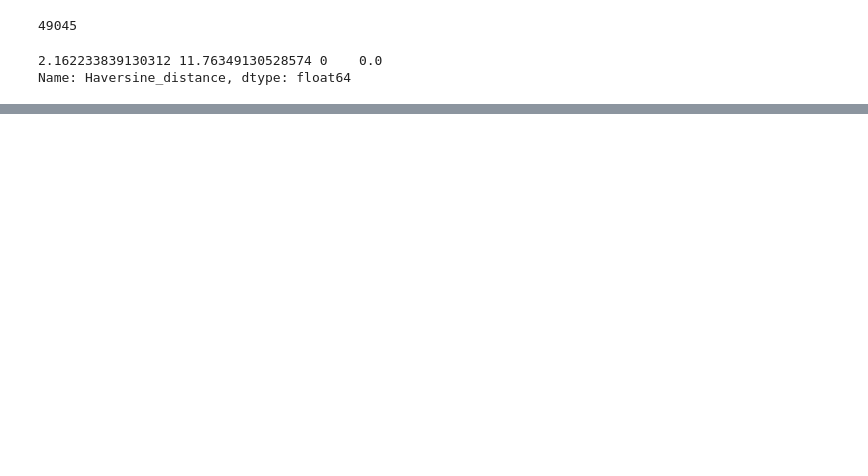
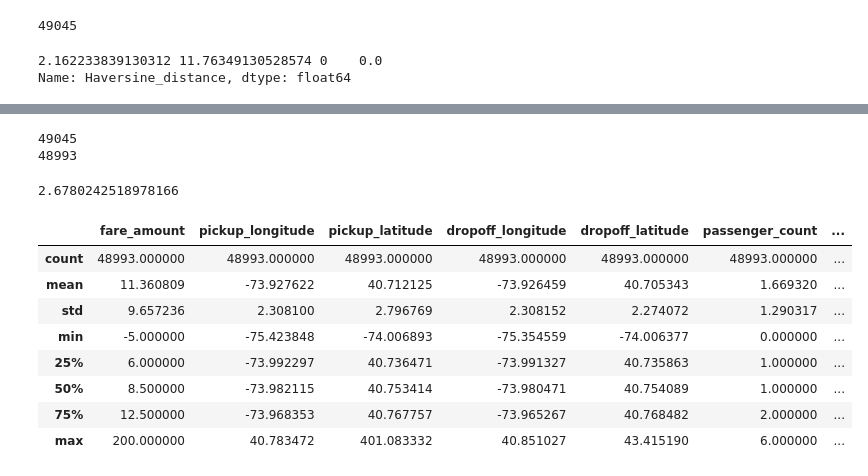
Before and after one commit to Vishnu-G-B/NYC_Taxi_Fare_Prediciton, a Jupyter notebook: Taxi_Fare_Prediction.ipynb, the cells around one changed output, grey strips where cells are left out. Saved outputs shown, nothing was run; the diff lists cells and outputs as text; code cells hidden in the pictures; blank space fills up the shorter version.

```diff
--- a/Taxi_Fare_Prediction.ipynb
+++ b/Taxi_Fare_Prediction.ipynb
@@ -478,0 +603,24 @@ Name: Haversine_distance, dtype: float64
+# %%
+print(len(df_train))
+df_train_filtered = df_train[(df_train["z_score"]>-3) & (df_train["z_score"]<3)]
+print(len(df_train_filtered))
+# %% [output]
+49045
+48993
+# %%
+IQR = df_train_filtered["Haversine_distance"].quantile(0.75) - df_train_filtered["Haversine_distance"].quantile(0.25)
+print(IQR)
+# %% [output]
+2.6780242518978166
+# %%
+df_train_filtered.describe()
+# %% [output]
+|  | fare_amount | pickup_longitude | pickup_latitude | dropoff_longitude | dropoff_latitude | passenger_count | ... |
+| count | 48993.000000 | 48993.000000 | 48993.000000 | 48993.000000 | 48993.000000 | 48993.000000 | ... |
+| mean | 11.360809 | -73.927622 | 40.712125 | -73.926459 | 40.705343 | 1.669320 | ... |
+| std | 9.657236 | 2.308100 | 2.796769 | 2.308152 | 2.274072 | 1.290317 | ... |
+| min | -5.000000 | -75.423848 | -74.006893 | -75.354559 | -74.006377 | 0.000000 | ... |
+| 25% | 6.000000 | -73.992297 | 40.736471 | -73.991327 | 40.735863 | 1.000000 | ... |
+| 50% | 8.500000 | -73.982115 | 40.753414 | -73.980471 | 40.754089 | 1.000000 | ... |
+| 75% | 12.500000 | -73.968353 | 40.767757 | -73.965267 | 40.768482 | 2.000000 | ... |
+| max | 200.000000 | 40.783472 | 401.083332 | 40.851027 | 43.415190 | 6.000000 | ... |
```
Also changed, not shown: parts of 29 cells of this notebook, 2 other files.
